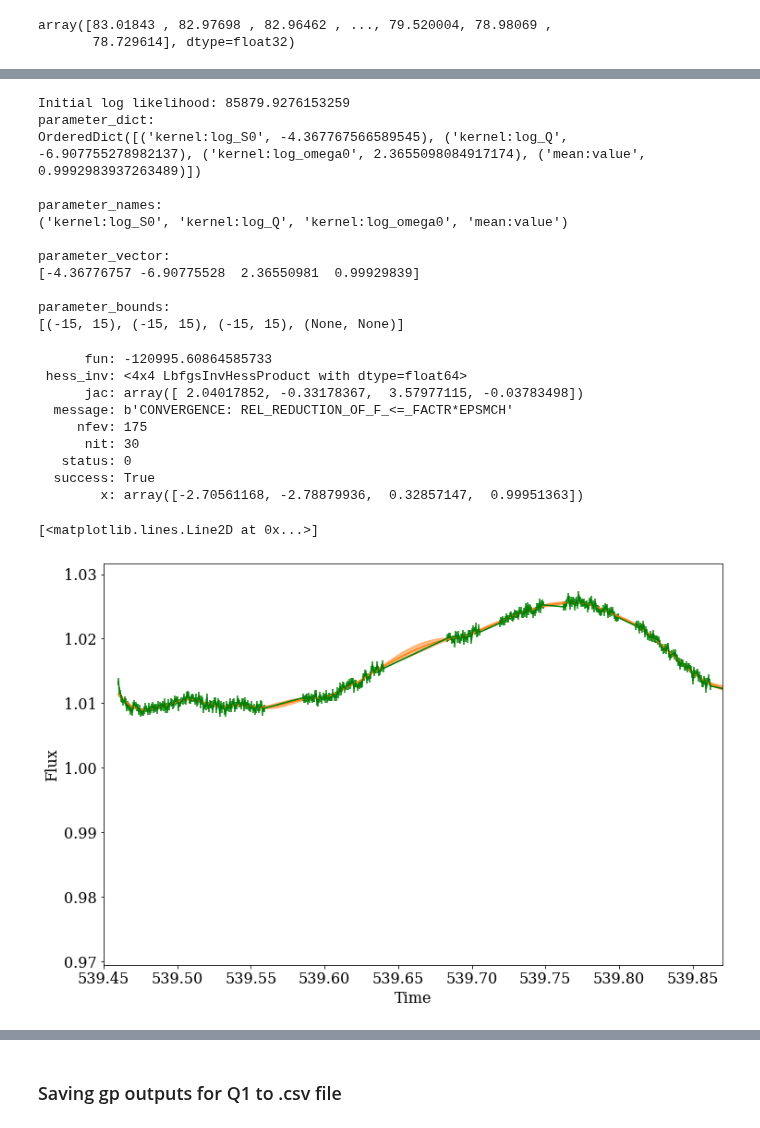
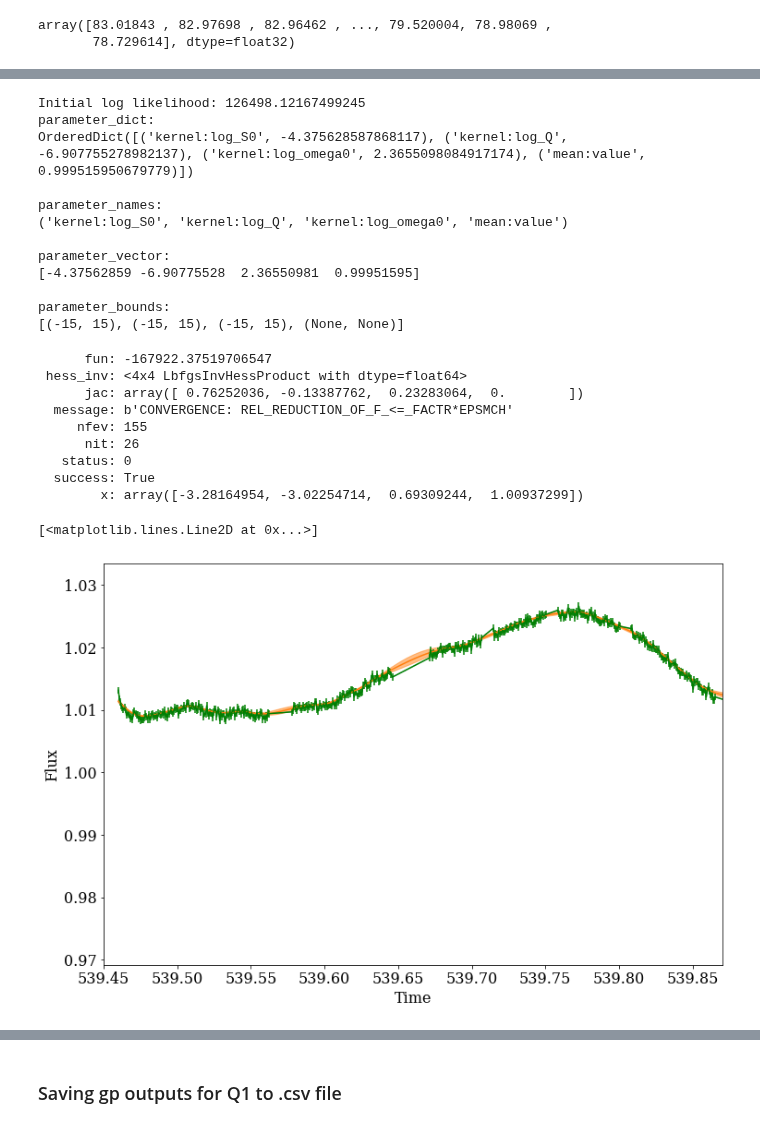
Before and after one commit to lupitatovar/flares, a Jupyter notebook: notebooks/stacked_flares.ipynb, the cells around one changed output, grey strips where cells are left out. Drawn from its saved outputs; the diff is of its cells as text; code cells hidden in the pictures.

```diff
--- a/notebooks/stacked_flares.ipynb
+++ b/notebooks/stacked_flares.ipynb
@@ -157,5 +157,13 @@ month2 = 1+((gj1243_collection[1].PDCSAP_FLUX.flux[no_flare_un_mes]  - np.nanmed
 #month3 = 1+((gj1243_collection[2].PDCSAP_FLUX.flux - np.nanmedian(gj1243_collection[2].PDCSAP_FLUX.flux))/(np.nanmedian(gj1243lc.flux)))
 #month4 = 1+((gj1243_collection[3].PDCSAP_FLUX.flux - np.nanmedian(gj1243_collection[3].PDCSAP_FLUX.flux))/(np.nanmedian(gj1243lc.flux)))
+# %%
+i = 0
+month1_median = np.nanmedian(gj1243_collection[i].PDCSAP_FLUX.flux[no_flare_un_mes])
+total_median = np.nanmedian(gj1243lc.flux[no_flares])
+
+month1_flux = 1 + (gj1243_collection[i].PDCSAP_FLUX.flux[no_flare_un_mes] - month1_median) / total_median
+
+raw_flux = 1+((gj1243_collection[0].PDCSAP_FLUX.flux - np.nanmedian(gj1243_collection[0].PDCSAP_FLUX.flux[no_flare_un_mes]))/(np.nanmedian(gj1243lc.flux)))
 # %%
 #WORK ON THIS
 
@@ -203,7 +199,7 @@ print(len(gj1243_collection[0].time))
 ### GP
 # %%
 import celerite
-y = month1
+y = month1_flux
 t = un_mes.time[no_flare_un_mes]
 yerr = 1+((gj1243_collection[0].PDCSAP_FLUX.flux_err[no_flare_un_mes] - np.nanmedian(gj1243_collection[0].PDCSAP_FLUX.flux[no_flare_un_mes]))/(np.nanmedian(gj1243lc.flux[no_flare_un_mes])))
 yerr = np.sqrt(yerr**2 + np.nanmedian(pd.Series(y).rolling(10,center=True).std())**2)
@@ -241,15 +237,15 @@ print("parameter_names:\n{0}\n".format(gp.get_parameter_names()))
 print("parameter_vector:\n{0}\n".format(gp.get_parameter_vector()))
 print("parameter_bounds:\n{0}\n".format(gp.get_parameter_bounds()))
 # %% [output]
-Initial log likelihood: 85879.9276153259
+Initial log likelihood: 126498.12167499245
 parameter_dict:
-OrderedDict([('kernel:log_S0', -4.367767566589545), ('kernel:log_Q', -6.907755278982137), ('kernel:log_omega0', 2.3655098084917174), ('mean:value', 0.9992983937263489)])
+OrderedDict([('kernel:log_S0', -4.375628587868117), ('kernel:log_Q', -6.907755278982137), ('kernel:log_omega0', 2.3655098084917174), ('mean:value', 0.999515950679779)])
 
 parameter_names:
 ('kernel:log_S0', 'kernel:log_Q', 'kernel:log_omega0', 'mean:value')
 
 parameter_vector:
-[-4.36776757 -6.90775528  2.36550981  0.99929839]
+[-4.37562859 -6.90775528  2.36550981  0.99951595]
 
 parameter_bounds:
 [(-15, 15), (-15, 15), (-15, 15), (None, None)]
@@ -267,15 +263,15 @@ r = minimize(neg_log_like, initial_params, method="L-BFGS-B", bounds=bounds, arg
 gp.set_parameter_vector(r.x)
 print(r)
 # %% [output]
-      fun: -120995.60864585733
+      fun: -167922.37519706547
  hess_inv: <4x4 LbfgsInvHessProduct with dtype=float64>
-      jac: array([ 2.04017852, -0.33178367,  3.57977115, -0.03783498])
+      jac: array([ 0.76252036, -0.13387762,  0.23283064,  0.        ])
   message: b'CONVERGENCE: REL_REDUCTION_OF_F_<=_FACTR*EPSMCH'
-     nfev: 175
-      nit: 30
+     nfev: 155
+      nit: 26
    status: 0
   success: True
-        x: array([-2.70561168, -2.78879936,  0.32857147,  0.99951363])
+        x: array([-3.28164954, -3.02254714,  0.69309244,  1.00937299])
 # %%
 #running pred_var takes a long time
 x= un_mes.time
@@ -288,25 +284,25 @@ gp_vals=pd.read_csv('gp_values_1mo.csv')
 # %%
 fig = plt.figure(figsize=(12,8))
 font = {'size'   : 16}
 plt.rc('font', **font)
 
 color = "#ff7f0e"
 #plt.plot(gj1243lc.time[no_flare],gj1243lc.flux[no_flare]/np.nanmedian(gj1243lc.flux),  lw=1, alpha=0.5)
 plt.errorbar(t, y, yerr=yerr, color='g')
 plt.plot(gp_vals['time'], gp_vals['mean'], color=color)
 plt.fill_between(gp_vals['time'], gp_vals['mean']+gp_vals['std'], gp_vals['mean']-gp_vals['std'], color=color, alpha=0.5,
                  edgecolor="none")
 plt.xlabel("Time")
 plt.ylabel("Flux")
 #plt.xlim(539.5,565)
 plt.xlim(539.45,539.870)
 #plt.ylim(-2.5, 2.5);
 
 
-plt.plot(un_mes.time[no_flare_un_mes],month1, lw=1,alpha=0.5)
+plt.plot(un_mes.time[no_flare_un_mes],month1_flux, lw=1,alpha=0.5)
 # %% [output]
 [<matplotlib.lines.Line2D at 0x...>]
-[figure, old version]
+[figure, new version]
 # %%
 # A zoom in on just one month of the gp
 fig = plt.figure(figsize=(12,8))
```
Also changed, not shown: parts of 17 cells of this notebook.
